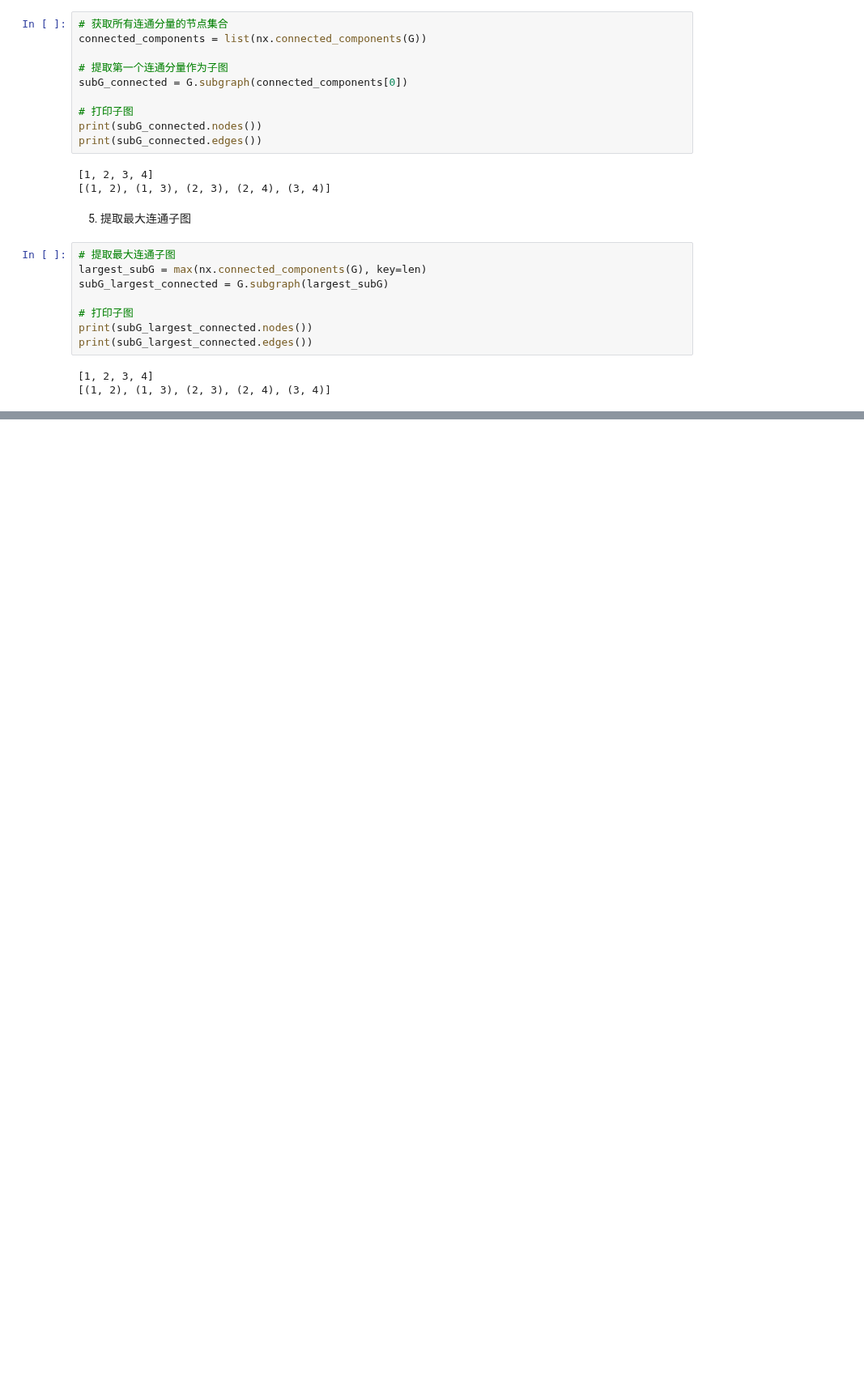
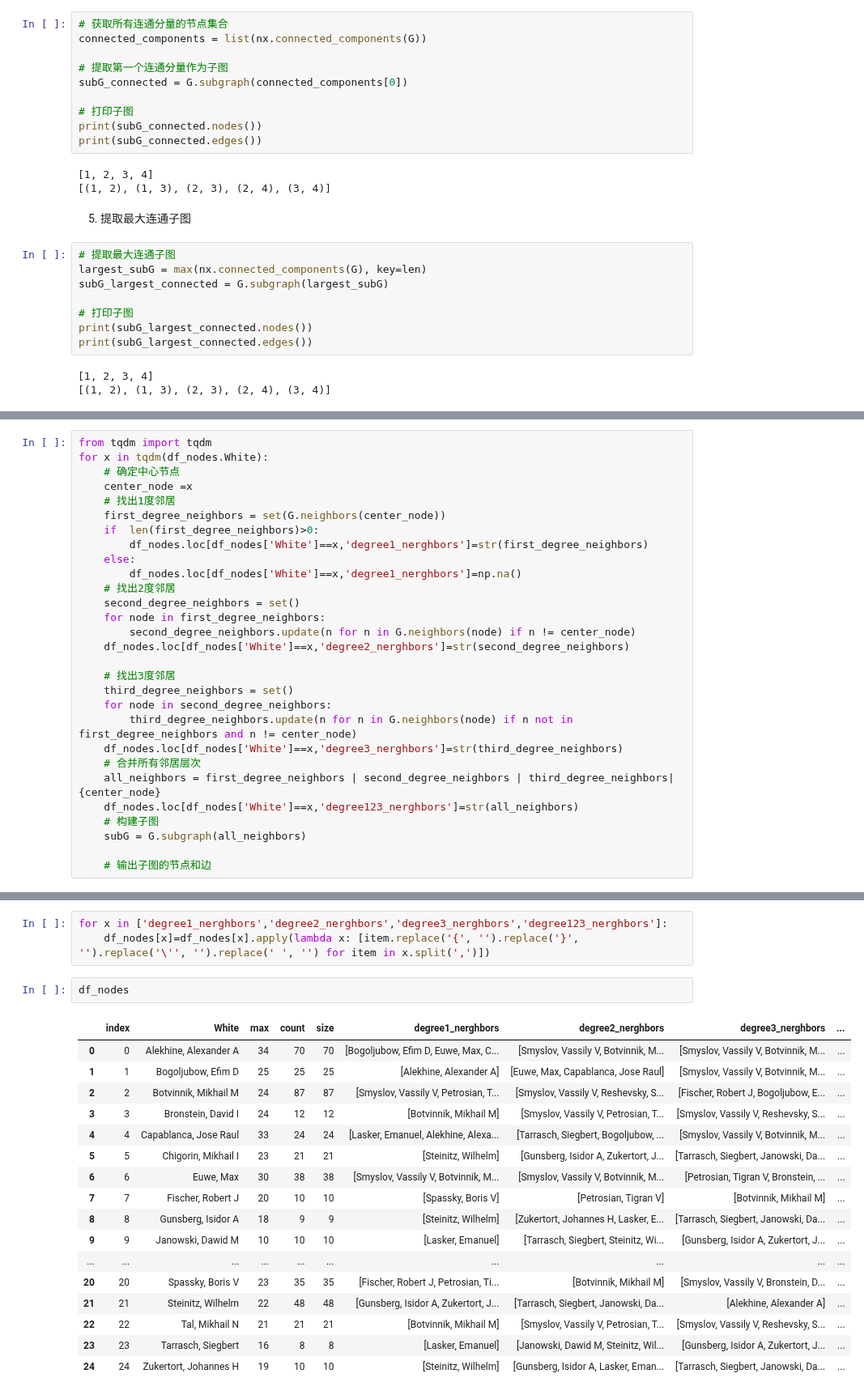
Before and after one commit to daiyipu/yiheng, a Jupyter notebook: network/network_compare.ipynb, the cells around one changed output, grey strips where cells are left out. Shown at 81% size. Drawn from its saved outputs; the diff is of its cells as text; blank space fills up the shorter version.

```diff
--- a/network/network_compare.ipynb
+++ b/network/network_compare.ipynb
@@ -250,0 +248,29 @@ print(subG_largest_connected.edges())
+# %%
+from tqdm import tqdm
+for x in tqdm(df_nodes.White):
+    # 确定中心节点
+    center_node =x
+    # 找出1度邻居
+    first_degree_neighbors = set(G.neighbors(center_node))
+    if  len(first_degree_neighbors)>0:
+        df_nodes.loc[df_nodes['White']==x,'degree1_nerghbors']=str(first_degree_neighbors)
+    else:
+        df_nodes.loc[df_nodes['White']==x,'degree1_nerghbors']=np.na()
+    # 找出2度邻居
+    second_degree_neighbors = set()
+    for node in first_degree_neighbors:
+        second_degree_neighbors.update(n for n in G.neighbors(node) if n != center_node)
+    df_nodes.loc[df_nodes['White']==x,'degree2_nerghbors']=str(second_degree_neighbors)
+
+    # 找出3度邻居
+    third_degree_neighbors = set()
+    for node in second_degree_neighbors:
+        third_degree_neighbors.update(n for n in G.neighbors(node) if n not in first_degree_neighbors and n != center_node)
+    df_nodes.loc[df_nodes['White']==x,'degree3_nerghbors']=str(third_degree_neighbors)
+    # 合并所有邻居层次
+    all_neighbors = first_degree_neighbors | second_degree_neighbors | third_degree_neighbors|{center_node}
+    df_nodes.loc[df_nodes['White']==x,'degree123_nerghbors']=str(all_neighbors)
+    # 构建子图
+    subG = G.subgraph(all_neighbors)
+
+    # 输出子图的节点和边
@@ -250,0 +286,23 @@ print(subG_largest_connected.edges())
+# %%
+for x in ['degree1_nerghbors','degree2_nerghbors','degree3_nerghbors','degree123_nerghbors']:
+    df_nodes[x]=df_nodes[x].apply(lambda x: [item.replace('{', '').replace('}', '').replace('\'', '').replace(' ', '') for item in x.split(',')])
+# %%
+df_nodes
+# %% [output]
+|  | index | White | max | count | size | degree1_nerghbors | degree2_nerghbors | degree3_nerghbors | ... |
+| 0 | 0 | Alekhine, Alexander A | 34 | 70 | 70 | [Bogoljubow, Efim D, Euwe, Max, C... | [Smyslov, Vassily V, Botvinnik, M... | [Smyslov, Vassily V, Botvinnik, M... | ... |
+| 1 | 1 | Bogoljubow, Efim D | 25 | 25 | 25 | [Alekhine, Alexander A] | [Euwe, Max, Capablanca, Jose Raul] | [Smyslov, Vassily V, Botvinnik, M... | ... |
+| 2 | 2 | Botvinnik, Mikhail M | 24 | 87 | 87 | [Smyslov, Vassily V, Petrosian, T... | [Smyslov, Vassily V, Reshevsky, S... | [Fischer, Robert J, Bogoljubow, E... | ... |
+| 3 | 3 | Bronstein, David I | 24 | 12 | 12 | [Botvinnik, Mikhail M] | [Smyslov, Vassily V, Petrosian, T... | [Smyslov, Vassily V, Reshevsky, S... | ... |
+| 4 | 4 | Capablanca, Jose Raul | 33 | 24 | 24 | [Lasker, Emanuel, Alekhine, Alexa... | [Tarrasch, Siegbert, Bogoljubow, ... | [Smyslov, Vassily V, Botvinnik, M... | ... |
+| 5 | 5 | Chigorin, Mikhail I | 23 | 21 | 21 | [Steinitz, Wilhelm] | [Gunsberg, Isidor A, Zukertort, J... | [Tarrasch, Siegbert, Janowski, Da... | ... |
+| 6 | 6 | Euwe, Max | 30 | 38 | 38 | [Smyslov, Vassily V, Botvinnik, M... | [Smyslov, Vassily V, Botvinnik, M... | [Petrosian, Tigran V, Bronstein, ... | ... |
+| 7 | 7 | Fischer, Robert J | 20 | 10 | 10 | [Spassky, Boris V] | [Petrosian, Tigran V] | [Botvinnik, Mikhail M] | ... |
+| 8 | 8 | Gunsberg, Isidor A | 18 | 9 | 9 | [Steinitz, Wilhelm] | [Zukertort, Johannes H, Lasker, E... | [Tarrasch, Siegbert, Janowski, Da... | ... |
+| 9 | 9 | Janowski, Dawid M | 10 | 10 | 10 | [Lasker, Emanuel] | [Tarrasch, Siegbert, Steinitz, Wi... | [Gunsberg, Isidor A, Zukertort, J... | ... |
+| ... | ... | ... | ... | ... | ... | ... | ... | ... | ... |
+| 20 | 20 | Spassky, Boris V | 23 | 35 | 35 | [Fischer, Robert J, Petrosian, Ti... | [Botvinnik, Mikhail M] | [Smyslov, Vassily V, Bronstein, D... | ... |
+| 21 | 21 | Steinitz, Wilhelm | 22 | 48 | 48 | [Gunsberg, Isidor A, Zukertort, J... | [Tarrasch, Siegbert, Janowski, Da... | [Alekhine, Alexander A] | ... |
+| 22 | 22 | Tal, Mikhail N | 21 | 21 | 21 | [Botvinnik, Mikhail M] | [Smyslov, Vassily V, Petrosian, T... | [Smyslov, Vassily V, Reshevsky, S... | ... |
+| 23 | 23 | Tarrasch, Siegbert | 16 | 8 | 8 | [Lasker, Emanuel] | [Janowski, Dawid M, Steinitz, Wil... | [Gunsberg, Isidor A, Zukertort, J... | ... |
+| 24 | 24 | Zukertort, Johannes H | 19 | 10 | 10 | [Steinitz, Wilhelm] | [Gunsberg, Isidor A, Lasker, Eman... | [Tarrasch, Siegbert, Janowski, Da... | ... |
```
Also changed, not shown: parts of 4 cells of this notebook, 3 other files.
